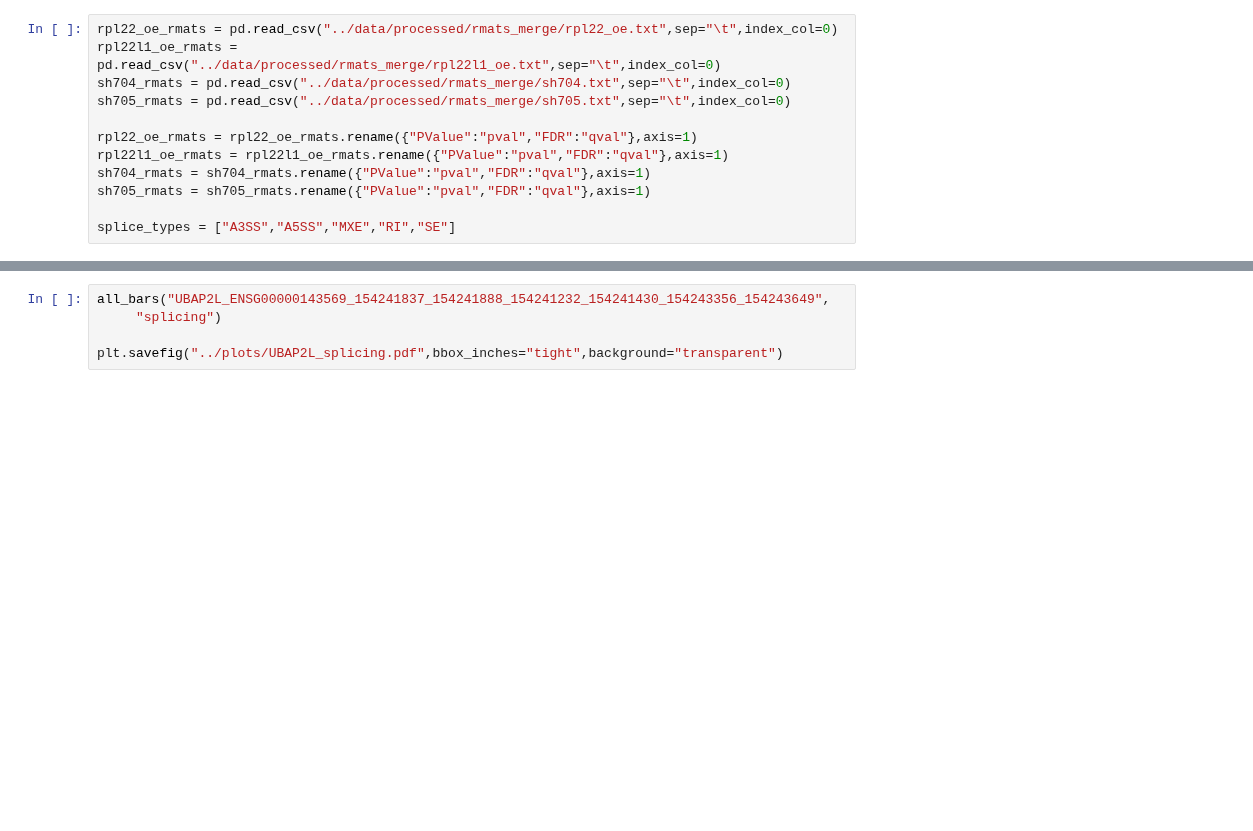
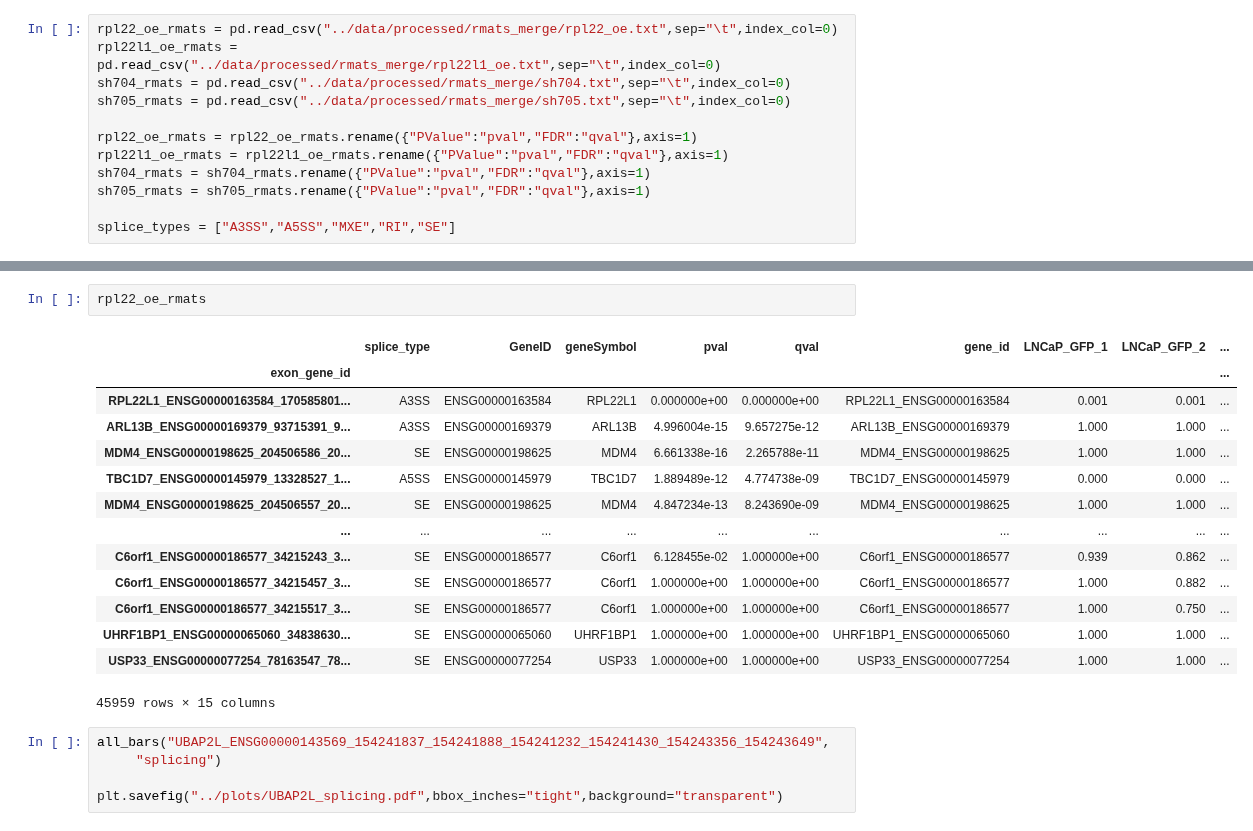
Before and after one commit to kevinhu/mdm4-splicing, a Jupyter notebook: notebooks/fig3_rnaseq.ipynb, the cells around one changed output, grey strips where cells are left out. Saved outputs shown, nothing was run; the diff lists cells and outputs as text; blank space fills up the shorter version.

```diff
--- a/notebooks/fig3_rnaseq.ipynb
+++ b/notebooks/fig3_rnaseq.ipynb
@@ -327,3 +333,20 @@ splice_types = ["A3SS","A5SS","MXE","RI","SE"]
+# %%
+rpl22_oe_rmats
+# %% [output]
+|  | splice_type | GeneID | geneSymbol | pval | qval | gene_id | LNCaP_GFP_1 | LNCaP_GFP_2 | ... |
+| exon_gene_id |  |  |  |  |  |  |  |  | ... |
+| RPL22L1_ENSG00000163584_170585801... | A3SS | ENSG00000163584 | RPL22L1 | 0.000000e+00 | 0.000000e+00 | RPL22L1_ENSG00000163584 | 0.001 | 0.001 | ... |
+| ARL13B_ENSG00000169379_93715391_9... | A3SS | ENSG00000169379 | ARL13B | 4.996004e-15 | 9.657275e-12 | ARL13B_ENSG00000169379 | 1.000 | 1.000 | ... |
+| MDM4_ENSG00000198625_204506586_20... | SE | ENSG00000198625 | MDM4 | 6.661338e-16 | 2.265788e-11 | MDM4_ENSG00000198625 | 1.000 | 1.000 | ... |
+| TBC1D7_ENSG00000145979_13328527_1... | A5SS | ENSG00000145979 | TBC1D7 | 1.889489e-12 | 4.774738e-09 | TBC1D7_ENSG00000145979 | 0.000 | 0.000 | ... |
+| MDM4_ENSG00000198625_204506557_20... | SE | ENSG00000198625 | MDM4 | 4.847234e-13 | 8.243690e-09 | MDM4_ENSG00000198625 | 1.000 | 1.000 | ... |
+| ... | ... | ... | ... | ... | ... | ... | ... | ... | ... |
+| C6orf1_ENSG00000186577_34215243_3... | SE | ENSG00000186577 | C6orf1 | 6.128455e-02 | 1.000000e+00 | C6orf1_ENSG00000186577 | 0.939 | 0.862 | ... |
+| C6orf1_ENSG00000186577_34215457_3... | SE | ENSG00000186577 | C6orf1 | 1.000000e+00 | 1.000000e+00 | C6orf1_ENSG00000186577 | 1.000 | 0.882 | ... |
+| C6orf1_ENSG00000186577_34215517_3... | SE | ENSG00000186577 | C6orf1 | 1.000000e+00 | 1.000000e+00 | C6orf1_ENSG00000186577 | 1.000 | 0.750 | ... |
+| UHRF1BP1_ENSG00000065060_34838630... | SE | ENSG00000065060 | UHRF1BP1 | 1.000000e+00 | 1.000000e+00 | UHRF1BP1_ENSG00000065060 | 1.000 | 1.000 | ... |
+| USP33_ENSG00000077254_78163547_78... | SE | ENSG00000077254 | USP33 | 1.000000e+00 | 1.000000e+00 | USP33_ENSG00000077254 | 1.000 | 1.000 | ... |
+45959 rows × 15 columns
 # %%
 all_bars("UBAP2L_ENSG00000143569_154241837_154241888_154241232_154241430_154243356_154243649",
      "splicing")
```
Also changed, not shown: parts of 1 cell of this notebook, 5 other files.
